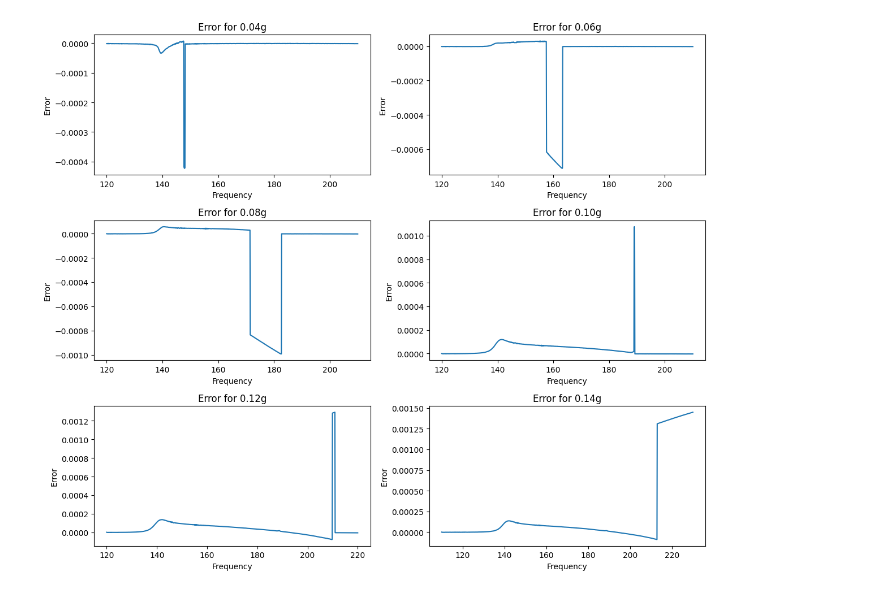
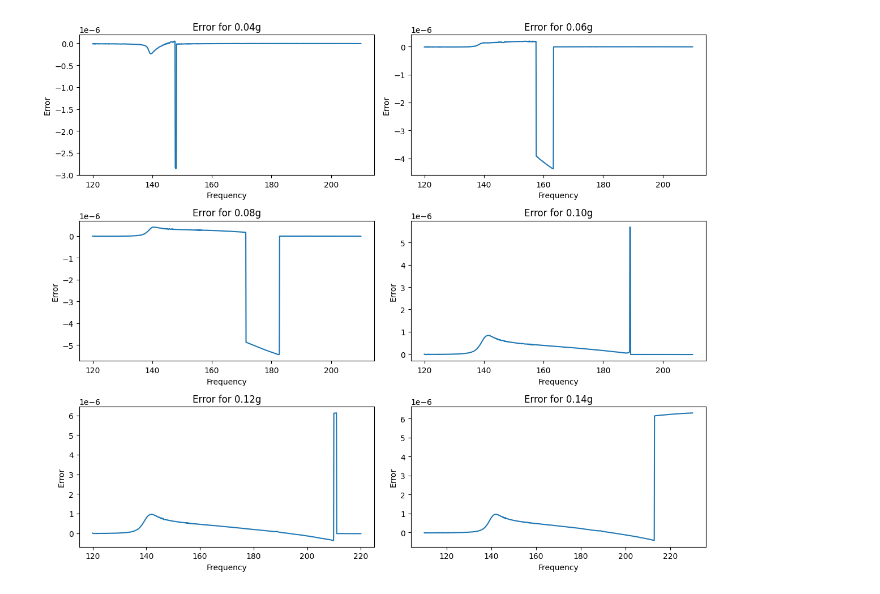
Before and after one commit to catarinaluz/non_linear_beam, a Jupyter notebook: code/Error modeling/clamped-clamped.ipynb, the cells around one changed output. Saved outputs shown, nothing was run; the diff lists cells and outputs as text; code cells hidden in the pictures.

```diff
--- a/code/Error modeling/clamped-clamped.ipynb
+++ b/code/Error modeling/clamped-clamped.ipynb
@@ -84,7 +84,7 @@ def duffing_model(freq, acc):
 
 def set_error(amp_duffing, amp_exp):
     # Resize amp_exp to match the length of amp_duffing
-    return amp_duffing - amp_exp
+    return np.array(amp_duffing - amp_exp)
 # %%
 
 # Supondo que você já tenha definido ou obtido freq_004g_mec, freq_006g_mec, etc.
@@ -163,46 +163,46 @@ error_014 = set_error(a014, amplitude_014g_mec_sweepup)
 fig, axs = plt.subplots(3, 2, figsize=(12, 10))
 
 # Plot for 0.04g
-axs[0, 0].plot(f004, error_004, label='Error')
+axs[0, 0].plot(f004, error_004/f004, label='Error')
 axs[0, 0].set_title('Error for 0.04g')
 axs[0, 0].set_xlabel('Frequency')
 axs[0, 0].set_ylabel('Error')
 
 # Plot for 0.06g
-axs[0, 1].plot(f006, error_006, label='Error')
+axs[0, 1].plot(f006, error_006/f006, label='Error')
 axs[0, 1].set_title('Error for 0.06g')
 axs[0, 1].set_xlabel('Frequency')
 axs[0, 1].set_ylabel('Error')
 
 # Plot for 0.08g
-axs[1, 0].plot(f008, error_008, label='Error')
+axs[1, 0].plot(f008, error_008/f008, label='Error')
 axs[1, 0].set_title('Error for 0.08g')
 axs[1, 0].set_xlabel('Frequency')
 axs[1, 0].set_ylabel('Error')
 
 # Plot for 0.10g
-axs[1, 1].plot(f010, error_010, label='Error')
+axs[1, 1].plot(f010, error_010/f010, label='Error')
 axs[1, 1].set_title('Error for 0.10g')
 axs[1, 1].set_xlabel('Frequency')
 axs[1, 1].set_ylabel('Error')
 
 # Plot for 0.12g
-axs[2, 0].plot(f012, error_012, label='Error')
+axs[2, 0].plot(f012, error_012/f012, label='Error')
 axs[2, 0].set_title('Error for 0.12g')
 axs[2, 0].set_xlabel('Frequency')
 axs[2, 0].set_ylabel('Error')
 
 # Plot for 0.14g
-axs[2, 1].plot(f014, error_014, label='Error')
+axs[2, 1].plot(f014, error_014/f014, label='Error')
 axs[2, 1].set_title('Error for 0.14g')
 axs[2, 1].set_xlabel('Frequency')
 axs[2, 1].set_ylabel('Error')
 
 # Adjust layout and show plot
 plt.tight_layout()
 plt.show()
 # %% [output]
-[figure, old version]
+[figure, new version]
 # %%
 import numpy as np
 
```
Also changed, not shown: parts of 6 cells of this notebook, 11 other files.
